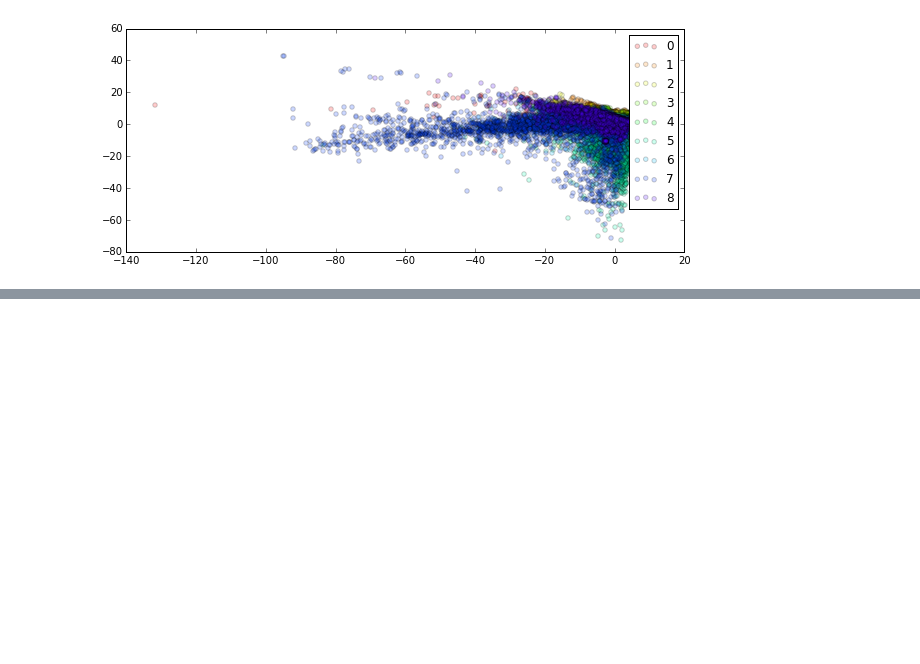
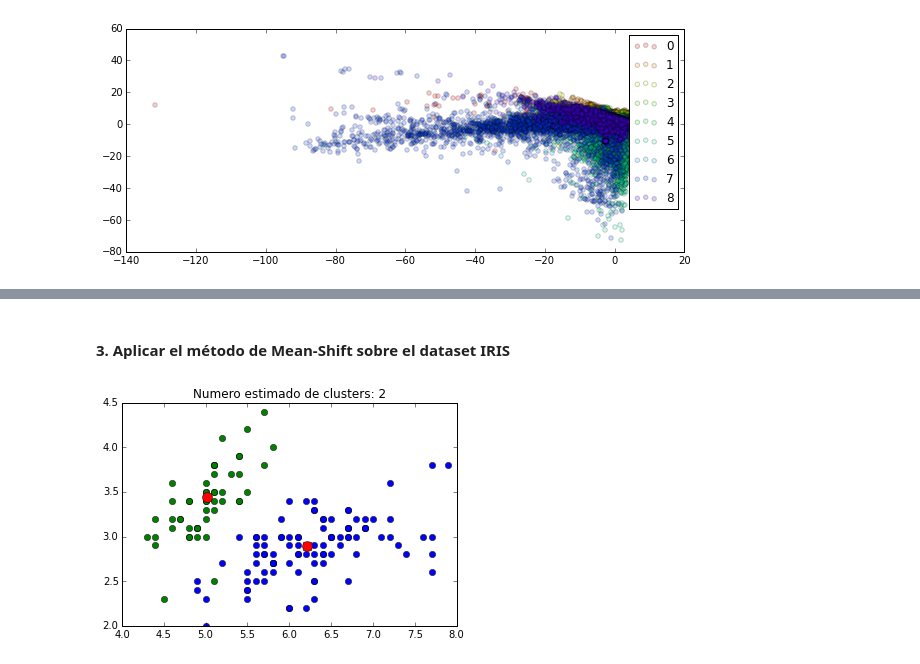
Before and after one commit to Pazitos10/DSS, a Jupyter notebook: TP5/tp5.ipynb, the cells around one changed output, grey strips where cells are left out. Saved outputs shown, nothing was run; the diff lists cells and outputs as text; code cells hidden in the pictures; blank space fills up the shorter version.

Commit message:
puntos 1.2 y 1.3 terminados

```diff
--- a/TP5/tp5.ipynb
+++ b/TP5/tp5.ipynb
@@ -257,0 +472,31 @@ En donde la función "train_test_split()", recibe como parámetros los datos ori
+# %% [markdown]
+
+#### 3. Aplicar el método de Mean-Shift sobre el dataset IRIS
+# %%
+from sklearn.cluster import MeanShift
+
+#cargamos los datos de iris
+iris = datasets.load_iris()
+X = iris.data
+
+ms = MeanShift()
+ms.fit(X)
+centers = ms.cluster_centers_ #luego de entrenar, estima los centros
+labels = ms.labels_ # luego los labels para cada punto
+labels_unique = np.unique(labels) #nos dice cuantos labels hay
+n_clusters_ = len(labels_unique) #en base a ello, estima la cantidad de clusters que fueron necesarios
+
+# mostramos los puntos y sus clusters (centros incluidos)
+colors = ['b','g','r','c','m','y','k']*3
+for k, col in zip(range(n_clusters_), colors):
+    my_members = labels == k
+    cluster_center = centers[k]
+    plt.plot(X[my_members, 0], X[my_members, 1], col + 'o')
+    plt.plot(cluster_center[0], cluster_center[1], u'o', markerfacecolor='r',
+              markersize=10)
+
+
+plt.title('Numero estimado de clusters: %d' % n_clusters_)
+plt.show()
+# %% [output]
+[figure, added]
```
Also changed, not shown: parts of 14 cells of this notebook, 2 other files.
